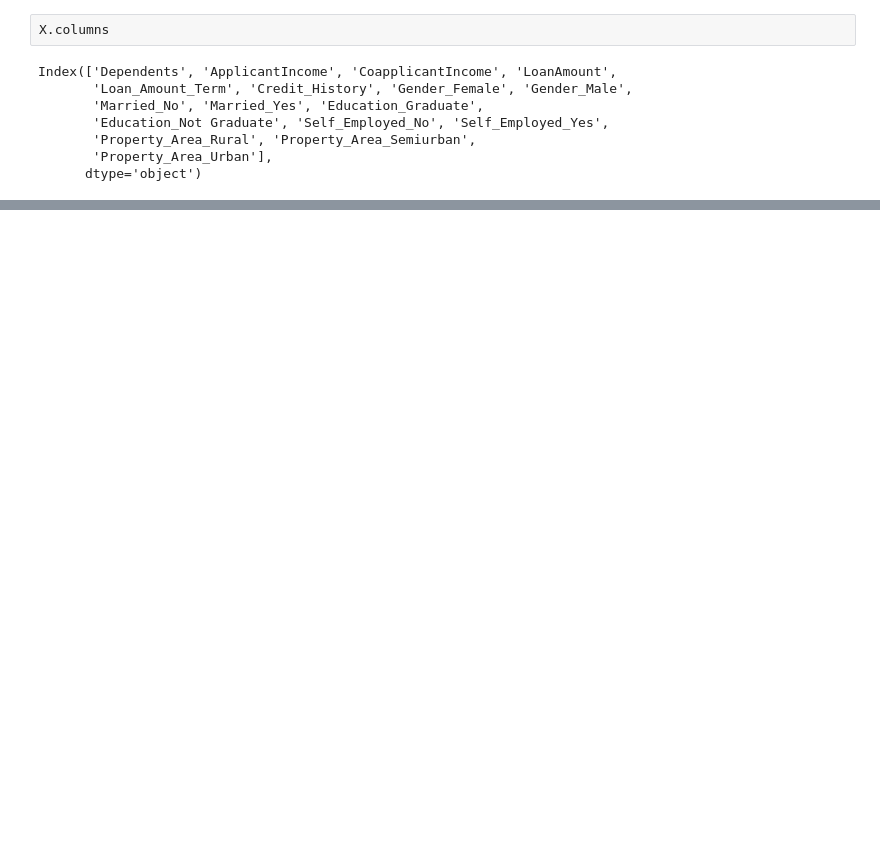
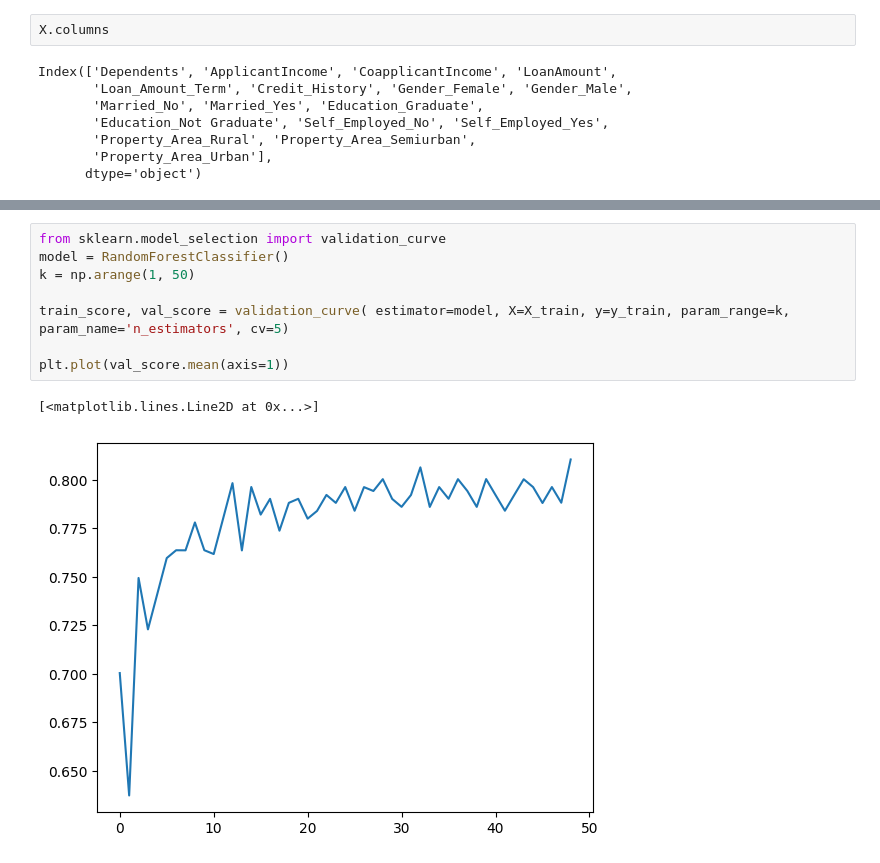
Before and after one commit to Tobiemma/ml_loan_classification, a Jupyter notebook: jupyter/loan_eda.ipynb, the cells around one changed output, grey strips where cells are left out. Saved outputs shown, nothing was run; the diff lists cells and outputs as text; blank space fills up the shorter version.

```diff
--- a/jupyter/loan_eda.ipynb
+++ b/jupyter/loan_eda.ipynb
@@ -355,0 +416,11 @@ array([0], dtype=int64)
+# %%
+from sklearn.model_selection import validation_curve
+model = RandomForestClassifier()
+k = np.arange(1, 50)
+
+train_score, val_score = validation_curve( estimator=model, X=X_train, y=y_train, param_range=k, param_name='n_estimators', cv=5)
+
+plt.plot(val_score.mean(axis=1))
+# %% [output]
+[<matplotlib.lines.Line2D at 0x...>]
+[figure, added]
```
Also changed, not shown: parts of 30 cells of this notebook.
